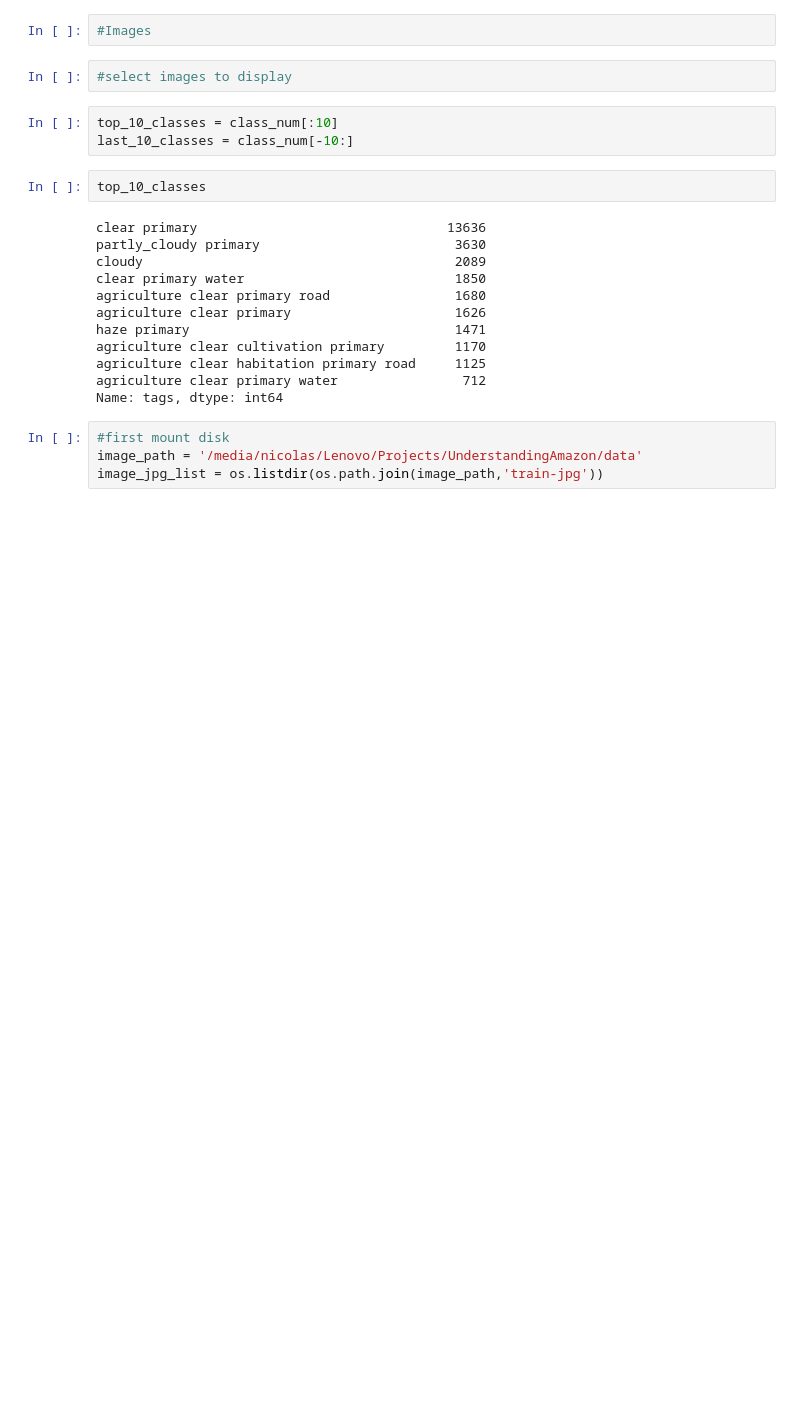
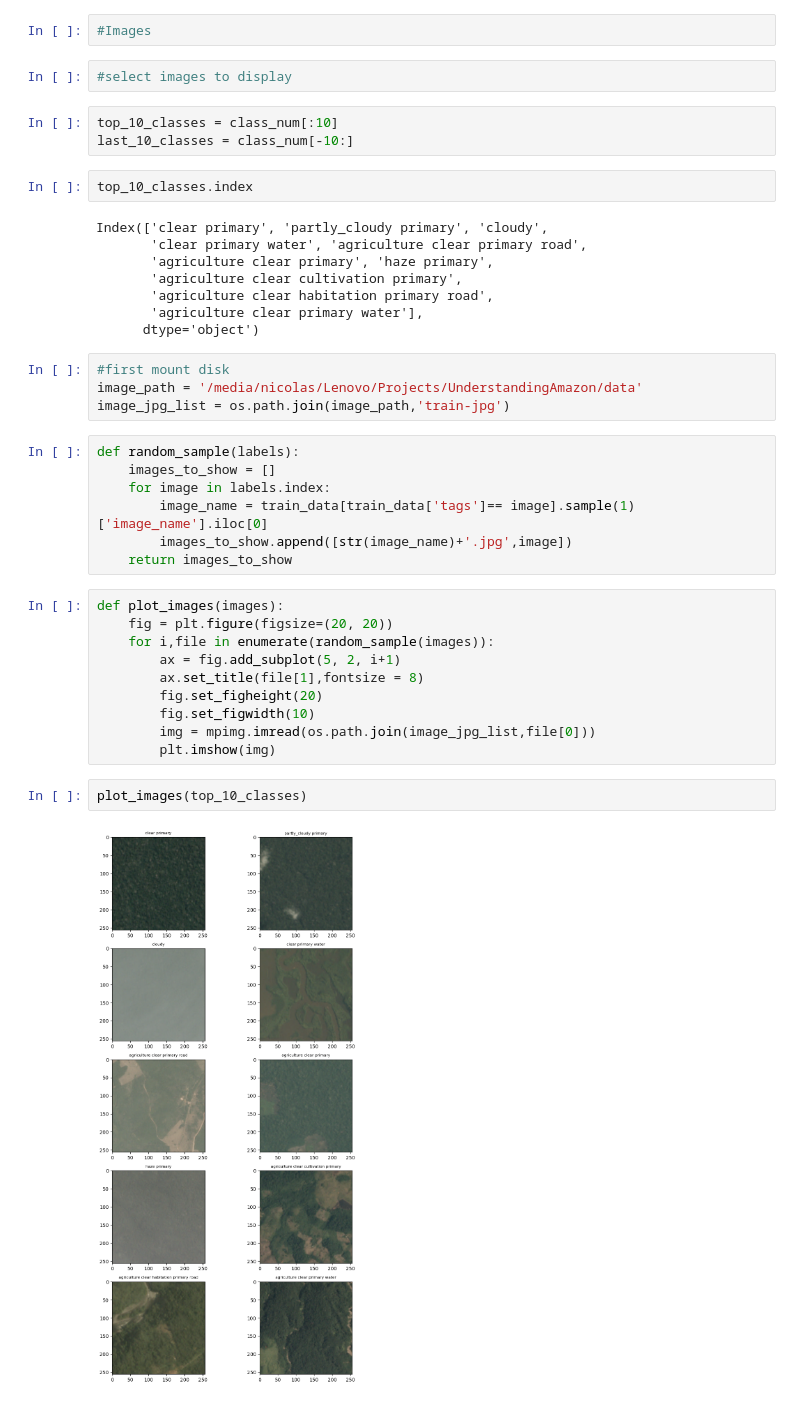
Before and after one commit to nicolasbuitragob/UnderstandingAmazon, a Jupyter notebook: notebooks/eda.ipynb, the cells around one changed output. Saved outputs shown, nothing was run; the diff lists cells and outputs as text; blank space fills up the shorter version.

Commit message:
plot images

```diff
--- a/notebooks/eda.ipynb
+++ b/notebooks/eda.ipynb
@@ -159,20 +160,37 @@ rare_individual
 top_10_classes = class_num[:10]
 last_10_classes = class_num[-10:]
 # %%
-top_10_classes
+top_10_classes.index
 # %% [output]
-clear primary                                13636
-partly_cloudy primary                         3630
-cloudy                                        2089
-clear primary water                           1850
-agriculture clear primary road                1680
-agriculture clear primary                     1626
-haze primary                                  1471
-agriculture clear cultivation primary         1170
-agriculture clear habitation primary road     1125
-agriculture clear primary water                712
-Name: tags, dtype: int64
+Index(['clear primary', 'partly_cloudy primary', 'cloudy',
+       'clear primary water', 'agriculture clear primary road',
+       'agriculture clear primary', 'haze primary',
+       'agriculture clear cultivation primary',
+       'agriculture clear habitation primary road',
+       'agriculture clear primary water'],
+      dtype='object')
 # %%
 #first mount disk
 image_path = '/media/nicolas/Lenovo/Projects/UnderstandingAmazon/data'
-image_jpg_list = os.listdir(os.path.join(image_path,'train-jpg'))
+image_jpg_list = os.path.join(image_path,'train-jpg')
+# %%
+def random_sample(labels):
+    images_to_show = []
+    for image in labels.index:
+        image_name = train_data[train_data['tags']== image].sample(1)['image_name'].iloc[0]
+        images_to_show.append([str(image_name)+'.jpg',image])
+    return images_to_show
+# %%
+def plot_images(images):
+    fig = plt.figure(figsize=(20, 20))
+    for i,file in enumerate(random_sample(images)):
+        ax = fig.add_subplot(5, 2, i+1)
+        ax.set_title(file[1],fontsize = 8)
+        fig.set_figheight(20)
+        fig.set_figwidth(10)
+        img = mpimg.imread(os.path.join(image_jpg_list,file[0]))
+        plt.imshow(img)
+# %%
+plot_images(top_10_classes)
+# %% [output]
+[figure, added]
```
Also changed, not shown: parts of 2 cells of this notebook.
